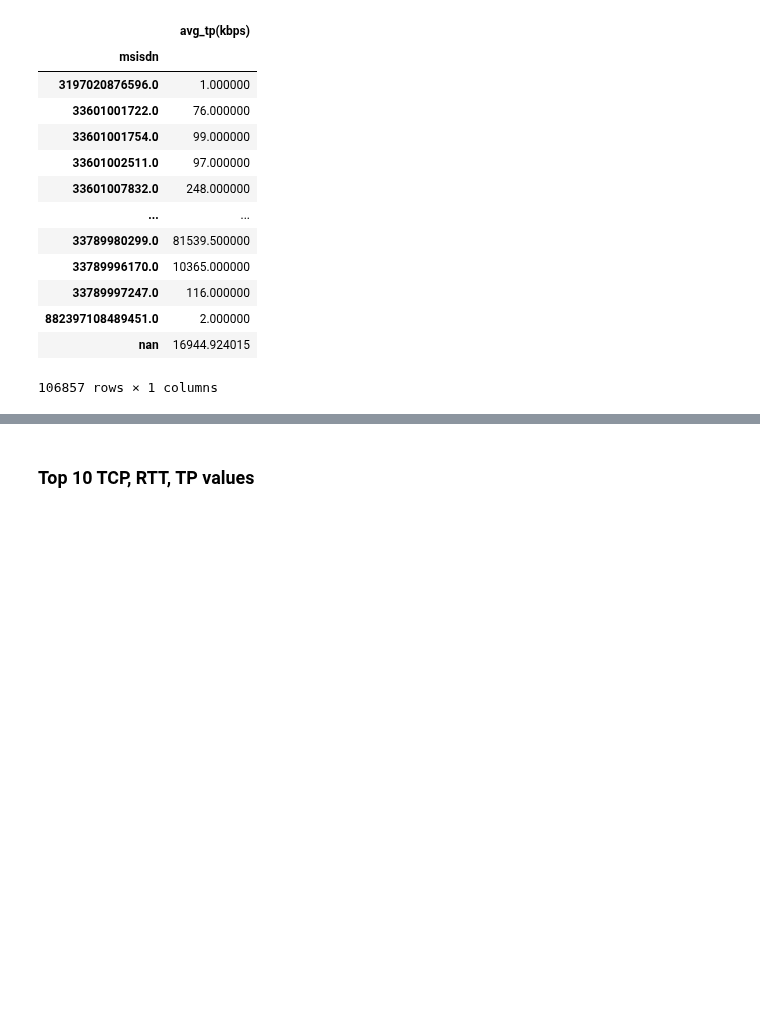
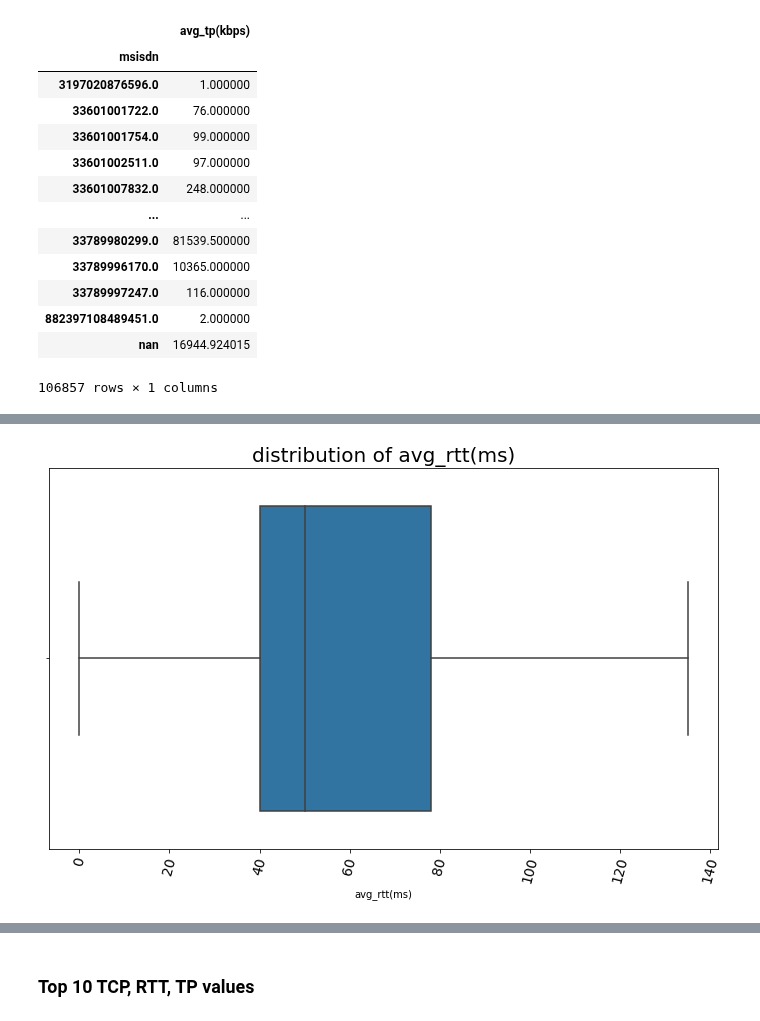
Before and after one commit to Nathnael12/Telecom_data_analysis, a Jupyter notebook: notebooks/UserExperienceAnalysis.ipynb, the cells around one changed output, grey strips where cells are left out. Cells and saved outputs as stored; diff of their text form; code cells hidden in the pictures; blank space fills up the shorter version.

```diff
--- a/notebooks/UserExperienceAnalysis.ipynb
+++ b/notebooks/UserExperienceAnalysis.ipynb
@@ -146,0 +185,6 @@ avg_tp
+# %%
+experience_by_customer = cleaner.handle_outliers(experience_by_customer, 'avg_rtt(ms)', 'mean')
+experience_by_customer = cleaner.handle_outliers(experience_by_customer, 'avg_tp(kbps)', 'mean')
+experience_by_customer = cleaner.handle_outliers(experience_by_customer, 'avg_tcp(bytes)', 'mean')
+
+experience_by_customer.head()
@@ -146,0 +199,4 @@ avg_tp
+# %%
+utility.plot_box(df=experience_by_customer,x_col="avg_rtt(ms)",title="distribution of avg_rtt(ms)")
+# %% [output]
+[figure, added]
```
Also changed, not shown: parts of 14 cells of this notebook, 2 other files.
